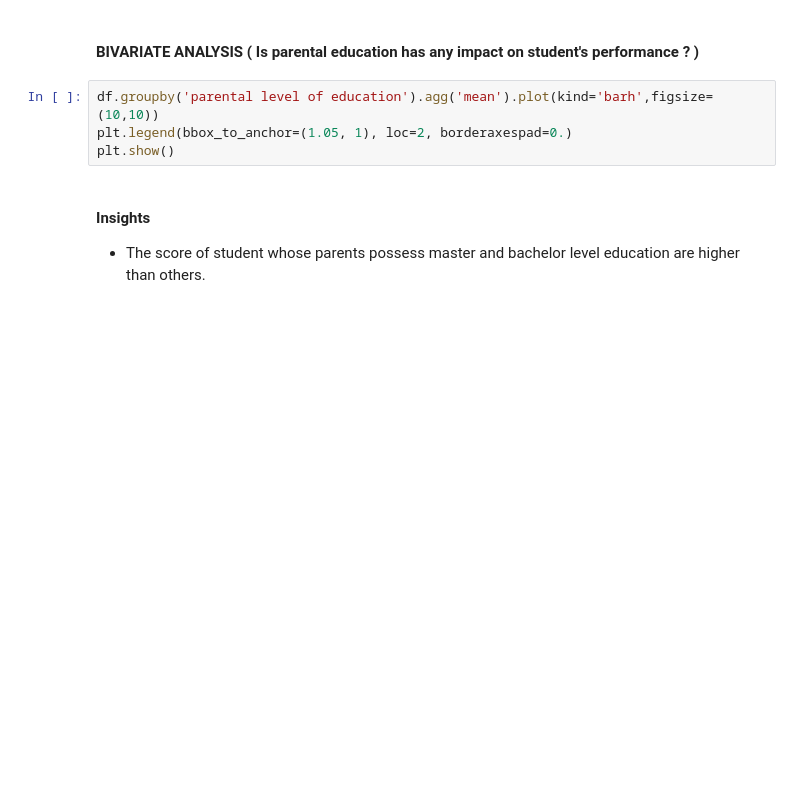
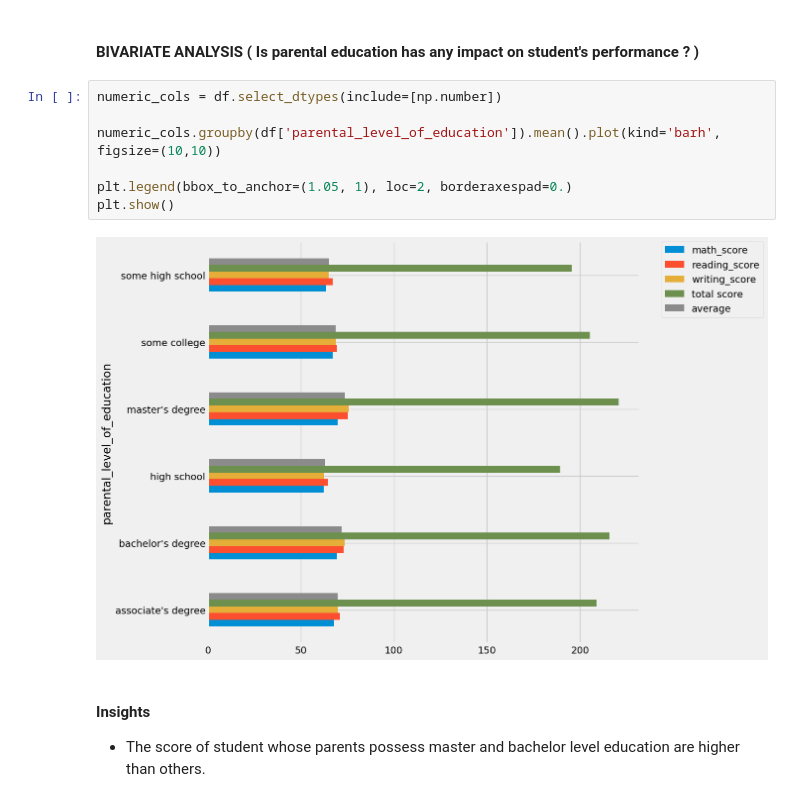
Before and after one commit to LucianSala/mlproject, a Jupyter notebook: notebook/1 . EDA STUDENT PERFORMANCE .ipynb, the cells around one changed output. Cells and saved outputs as stored; diff of their text form; blank space fills up the shorter version.

```diff
--- a/notebook/1 . EDA STUDENT PERFORMANCE .ipynb
+++ b/notebook/1 . EDA STUDENT PERFORMANCE .ipynb
@@ -526,9 +528,14 @@ plt.show()
 # %% [markdown]
 #### BIVARIATE ANALYSIS ( Is parental education has any impact on student's performance ? )
 # %%
-df.groupby('parental level of education').agg('mean').plot(kind='barh',figsize=(10,10))
+numeric_cols = df.select_dtypes(include=[np.number])
+
+numeric_cols.groupby(df['parental_level_of_education']).mean().plot(kind='barh', figsize=(10,10))
+
 plt.legend(bbox_to_anchor=(1.05, 1), loc=2, borderaxespad=0.)
 plt.show()
+# %% [output]
+[figure, added]
 # %% [markdown]
 #### Insights
 - The score of student whose parents possess master and bachelor level education are higher than others.
```
Also changed, not shown: parts of 11 cells of this notebook, 5 other files.
